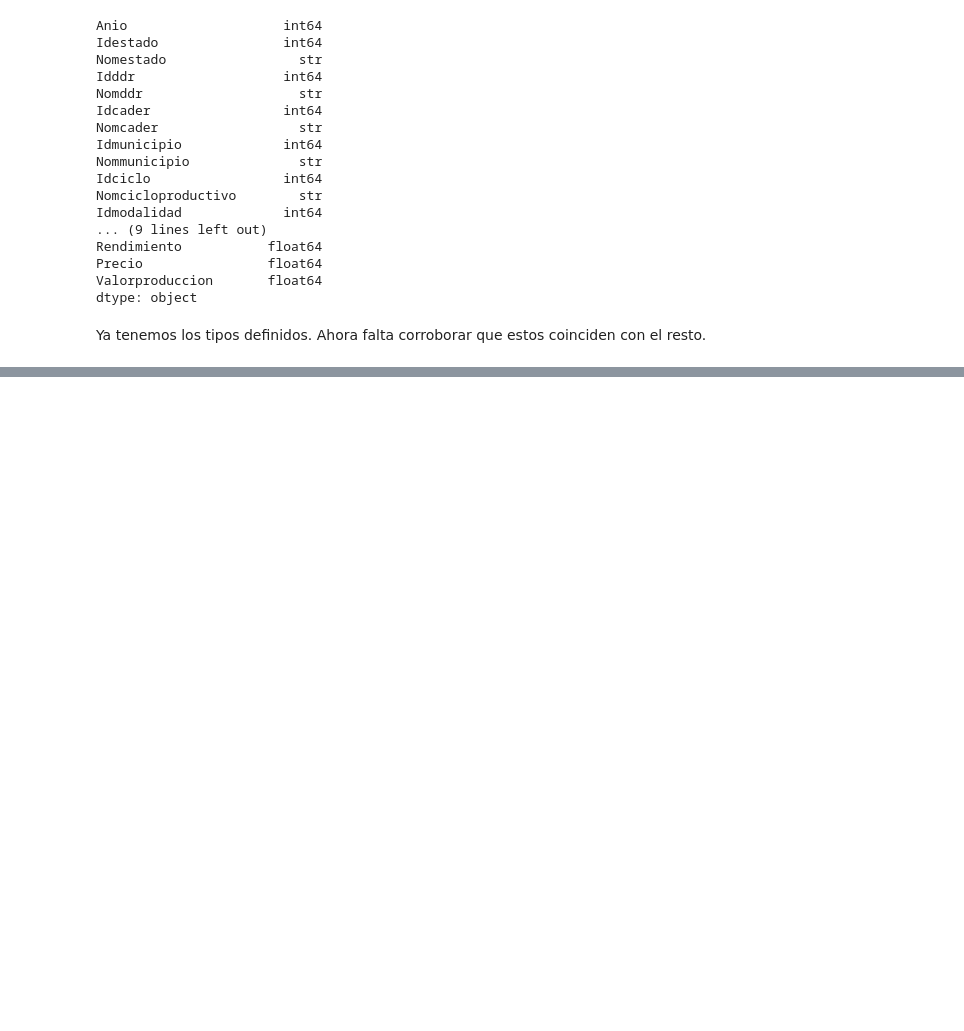
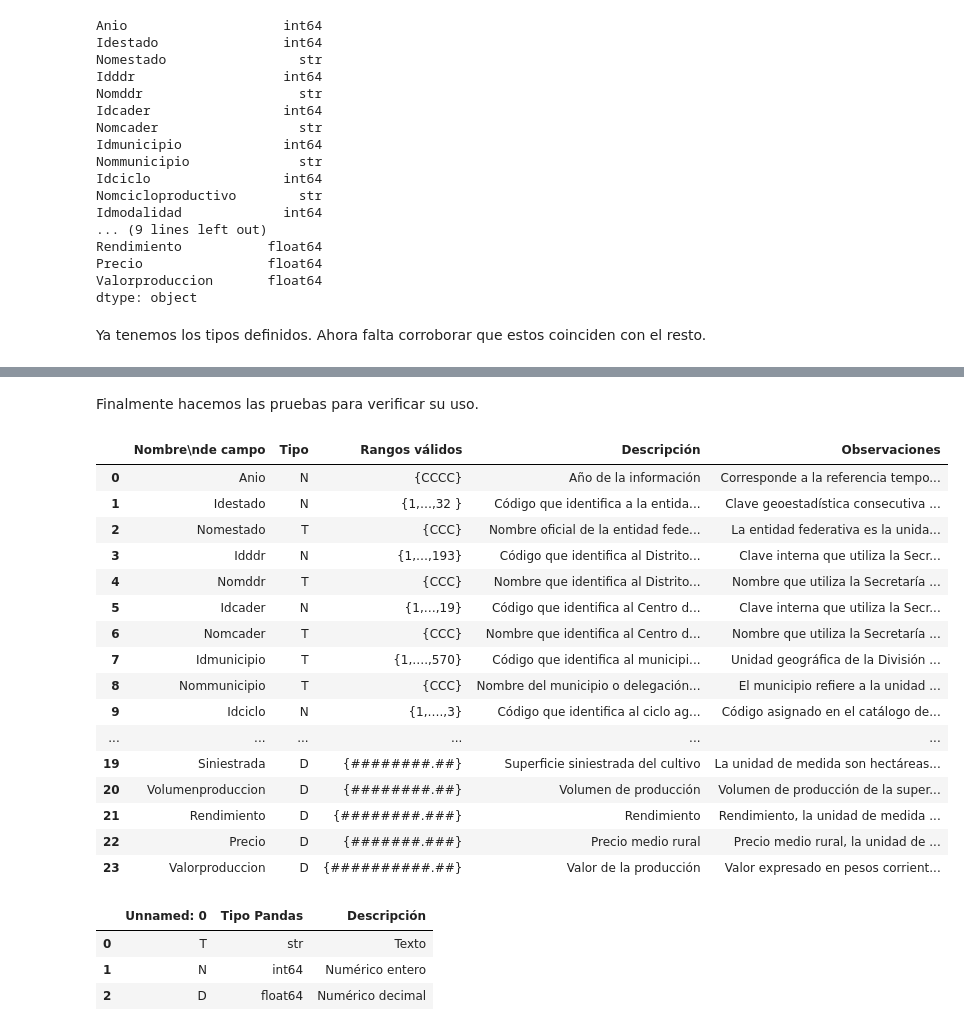
Before and after one commit to MCDagro3/proyecto_agronomia, a Jupyter notebook: notebooks/agroprod_2.ipynb, the cells around one changed output, grey strips where cells are left out. Saved outputs shown, nothing was run; the diff lists cells and outputs as text; code cells hidden in the pictures; blank space fills up the shorter version.

```diff
--- a/notebooks/agroprod_2.ipynb
+++ b/notebooks/agroprod_2.ipynb
@@ -148,13 +399,12 @@ dtype: object
 # %% [markdown]
 Ya tenemos los tipos definidos. Ahora falta corroborar que estos coinciden con el resto.
 # %%
-for test in dgsiap.branch:
-    df = test.open(pars=[1, {"index_col":0, "low_memory":False}])
-    u = df.dtypes
-    try:
-        if (u!= data_checker).any():
-            continue
-    except:
-        print("A",u)
-        print("B",data_checker)
+# print(data_checker)
+toparse_dfs = []
+for k, df in enumerate(dgsiap_normb):
+    dft = df.dtypes
+    diff = dft[data_checker!=dft]
+    if len(diff)>0:
+        print("Conjunto de datos:",k)
+        print("Columnas problematicas:", diff.index.tolist())
 # %% [output]
@@ -177,0 +488,19 @@ dtype: object
+# %%
+parse_rules = {"Rendimiento": lambda x: x.replace("#¡NUM!", pd.NA),
+                "Sembrada":lambda x: x.str.replace(",",""),
+                "Volumenproduccion":lambda x: x.str.replace(",","")}
+
+toparse_dfs = []
+for k, df in enumerate(dgsiap_normb):
+    dft = df.dtypes
+    diff = dft[data_checker!=dft]
+    if len(diff)>0:
+        type_probs = diff.index.tolist()
+        print("Conjunto de datos:",k)
+        print("Columnas problematicas:", diff.index.tolist())
+        for p in type_probs:
+            df[p] = parse_rules[p](df[p])
+        parse_df = df.astype(data_checker)
+        toparse_dfs.append(parse_df)
+    else:
+        toparse_dfs.append(df)
@@ -177,0 +658,33 @@ dtype: object
+# %% [markdown]
+Finalmente hacemos las pruebas para verificar su uso.
+# %%
+froot = finaltest.root
+fguide = finaltest.subroot
+files = finaltest.branch
+# %%
+froot.open()
+# %% [output]
+|  | Nombre\nde campo | Tipo | Rangos válidos | Descripción | Observaciones |
+| 0 | Anio | N | {CCCC} | Año de la información | Corresponde a la referencia tempo... |
+| 1 | Idestado | N | {1,…,32 } | Código que identifica a la entida... | Clave geoestadística consecutiva ... |
+| 2 | Nomestado | T | {CCC} | Nombre oficial de la entidad fede... | La entidad federativa es la unida... |
+| 3 | Idddr | N | {1,…,193} | Código que identifica al Distrito... | Clave interna que utiliza la Secr... |
+| 4 | Nomddr | T | {CCC} | Nombre que identifica al Distrito... | Nombre que utiliza la Secretaría ... |
+| 5 | Idcader | N | {1,…,19} | Código que identifica al Centro d... | Clave interna que utiliza la Secr... |
+| 6 | Nomcader | T | {CCC} | Nombre que identifica al Centro d... | Nombre que utiliza la Secretaría ... |
+| 7 | Idmunicipio | T | {1,….,570} | Código que identifica al municipi... | Unidad geográfica de la División ... |
+| 8 | Nommunicipio | T | {CCC} | Nombre del municipio o delegación... | El municipio refiere a la unidad ... |
+| 9 | Idciclo | N | {1,….,3} | Código que identifica al ciclo ag... | Código asignado en el catálogo de... |
+| ... | ... | ... | ... | ... | ... |
+| 19 | Siniestrada | D | {########.##} | Superficie siniestrada del cultivo | La unidad de medida son hectáreas... |
+| 20 | Volumenproduccion | D | {########.##} | Volumen de producción | Volumen de producción de la super... |
+| 21 | Rendimiento | D | {########.###} | Rendimiento | Rendimiento, la unidad de medida ... |
+| 22 | Precio | D | {#######.###} | Precio medio rural | Precio medio rural, la unidad de ... |
+| 23 | Valorproduccion | D | {##########.##} | Valor de la producción | Valor expresado en pesos corrient... |
+# %%
+fguide.open()
+# %% [output]
+|  | Unnamed: 0 | Tipo Pandas | Descripción |
+| 0 | T | str | Texto |
+| 1 | N | int64 | Numérico entero |
+| 2 | D | float64 | Numérico decimal |
```
Also changed, not shown: parts of 33 cells of this notebook, 7 other files.
